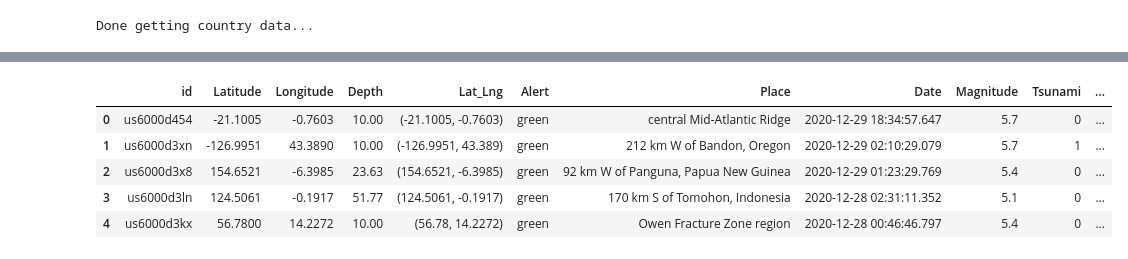
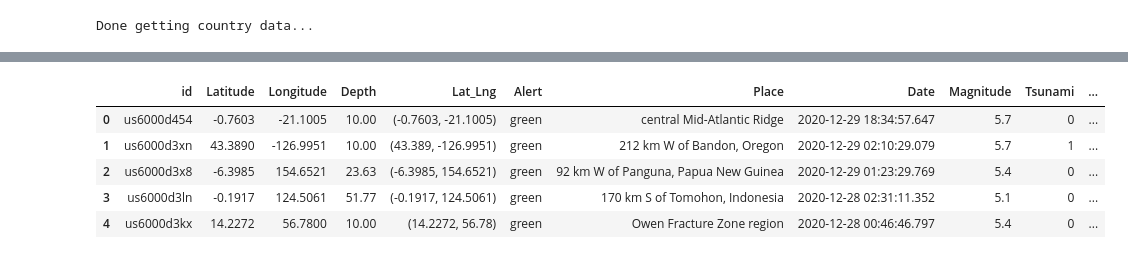
Before and after one commit to hiamdebsi/Project-1, a Jupyter notebook: starter_code/Earthquakes_Project_1.ipynb, the cells around one changed output, grey strips where cells are left out. Cells and saved outputs as stored; diff of their text form; code cells hidden in the pictures.

Commit message:
updated csv to get all alerts,clean data

```diff
--- a/starter_code/Earthquakes_Project_1.ipynb
+++ b/starter_code/Earthquakes_Project_1.ipynb
@@ -165,0 +194,4 @@ memory usage: 503.2+ KB
+# %%
+# some data needs to be cleaned
+rows_with_nan = [index for index, row in earthquake_data.iterrows() if row.isnull().any()]
+rows_with_nan
@@ -165,0 +208,5 @@ memory usage: 503.2+ KB
+# %%
+# created list of rows want to drop: (note: keeping id 64 and removing 3798 and 3827)
+null_rows_todrop = rows_with_nan[1:3]
+earthquake_clean= earthquake_data[earthquake_data.index.isin(null_rows_todrop)==False]
+earthquake_clean.head()
@@ -171,7 +251,7 @@ def reverseGeocode(coordinates):
     return(result)
 # %%
 # TEST: Look at data recieved from reverse_geocoder
-country_test = reverseGeocode(earthquake_data['Lat_Lng'][0])
+country_test = reverseGeocode(earthquake_clean['Lat_Lng'][0])
 country_test
 # %% [output]
 Loading formatted geocoded file...
@@ -194,7 +274,7 @@ dict_country_info
 # %%
 # Gather City,Country, Country_Code information for all lat_lng
 country_info_list = []
-for index,row in earthquake_data.iterrows():
+for index,row in earthquake_clean.iterrows():
     dict_country_info = {}
     #match on row id
     dict_country_info['id'] = row['id']
@@ -203,9 +283,8 @@ for index,row in earthquake_data.iterrows():
     if country_info:
         try:
             #add country info to dictionary
-            dict_country_info['city'] = country_info[0]['name']
-            dict_country_info['country'] = country_info[0]['admin1']
-            dict_country_info['country_code'] = country_info[0]['cc']
+            dict_country_info['Country'] = country_info[0]['admin1']
+            dict_country_info['Country_Code'] = country_info[0]['cc']
             #append dictionary to list
             country_info_list.append(dict_country_info)
         except:
@@ -245,15 +323,15 @@ memory usage: 183.1+ KB
 #remove anything nulls:  All good
 # %%
 # merge the two dataframes together
-earthquake_country = earthquake_data.merge(country_info_df, how='left', on='id')
+earthquake_country = earthquake_clean.merge(country_info_df, how='left', on='id')
 earthquake_country.head()
 # %% [output]
 |  | id | Latitude | Longitude | Depth | Lat_Lng | Alert | Place | Date | Magnitude | Tsunami | ... |
-| 0 | us6000d454 | -21.1005 | -0.7603 | 10.00 | (-21.1005, -0.7603) | green | central Mid-Atlantic Ridge | 2020-12-29 18:34:57.647 | 5.7 | 0 | ... |
-| 1 | us6000d3xn | -126.9951 | 43.3890 | 10.00 | (-126.9951, 43.389) | green | 212 km W of Bandon, Oregon | 2020-12-29 02:10:29.079 | 5.7 | 1 | ... |
-| 2 | us6000d3x8 | 154.6521 | -6.3985 | 23.63 | (154.6521, -6.3985) | green | 92 km W of Panguna, Papua New Guinea | 2020-12-29 01:23:29.769 | 5.4 | 0 | ... |
-| 3 | us6000d3ln | 124.5061 | -0.1917 | 51.77 | (124.5061, -0.1917) | green | 170 km S of Tomohon, Indonesia | 2020-12-28 02:31:11.352 | 5.1 | 0 | ... |
-| 4 | us6000d3kx | 56.7800 | 14.2272 | 10.00 | (56.78, 14.2272) | green | Owen Fracture Zone region | 2020-12-28 00:46:46.797 | 5.4 | 0 | ... |
+| 0 | us6000d454 | -0.7603 | -21.1005 | 10.00 | (-0.7603, -21.1005) | green | central Mid-Atlantic Ridge | 2020-12-29 18:34:57.647 | 5.7 | 0 | ... |
+| 1 | us6000d3xn | 43.3890 | -126.9951 | 10.00 | (43.389, -126.9951) | green | 212 km W of Bandon, Oregon | 2020-12-29 02:10:29.079 | 5.7 | 1 | ... |
+| 2 | us6000d3x8 | -6.3985 | 154.6521 | 23.63 | (-6.3985, 154.6521) | green | 92 km W of Panguna, Papua New Guinea | 2020-12-29 01:23:29.769 | 5.4 | 0 | ... |
+| 3 | us6000d3ln | -0.1917 | 124.5061 | 51.77 | (-0.1917, 124.5061) | green | 170 km S of Tomohon, Indonesia | 2020-12-28 02:31:11.352 | 5.1 | 0 | ... |
+| 4 | us6000d3kx | 14.2272 | 56.7800 | 10.00 | (14.2272, 56.78) | green | Owen Fracture Zone region | 2020-12-28 00:46:46.797 | 5.4 | 0 | ... |
 # %%
 # Check for any nulls
 earthquake_country.info()
```
Also changed, not shown: parts of 18 cells of this notebook, 1 other file.
